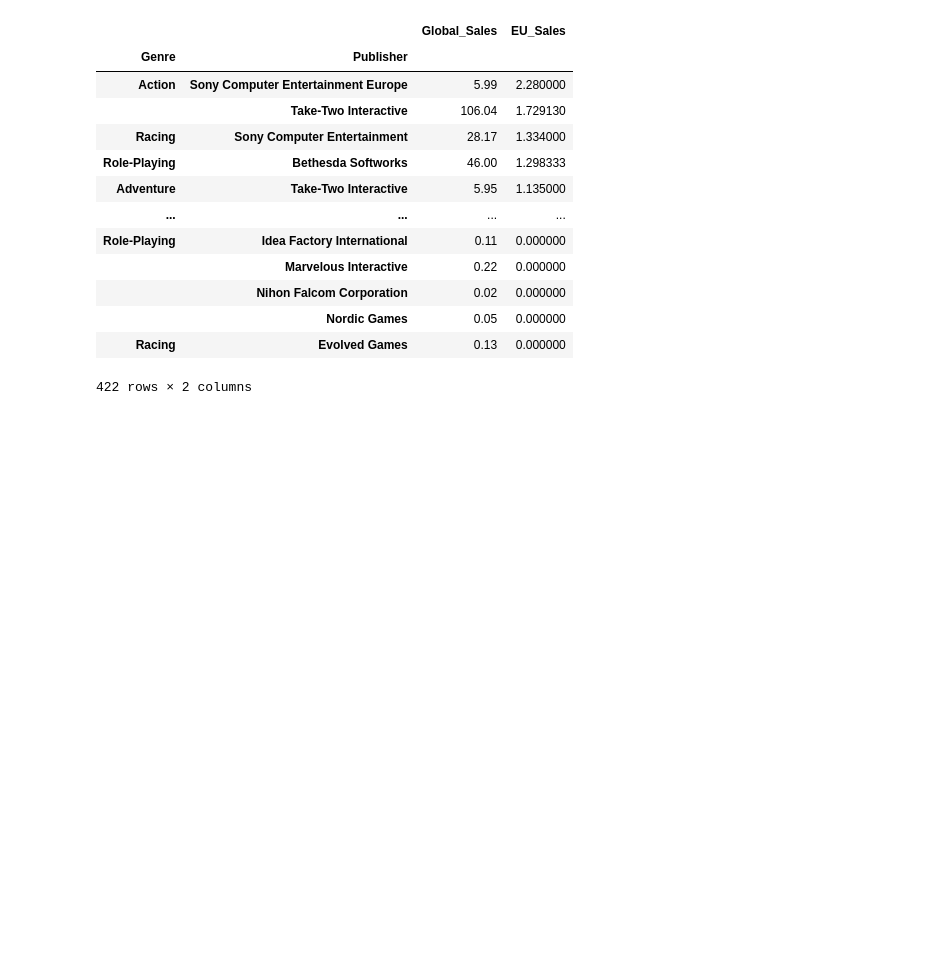
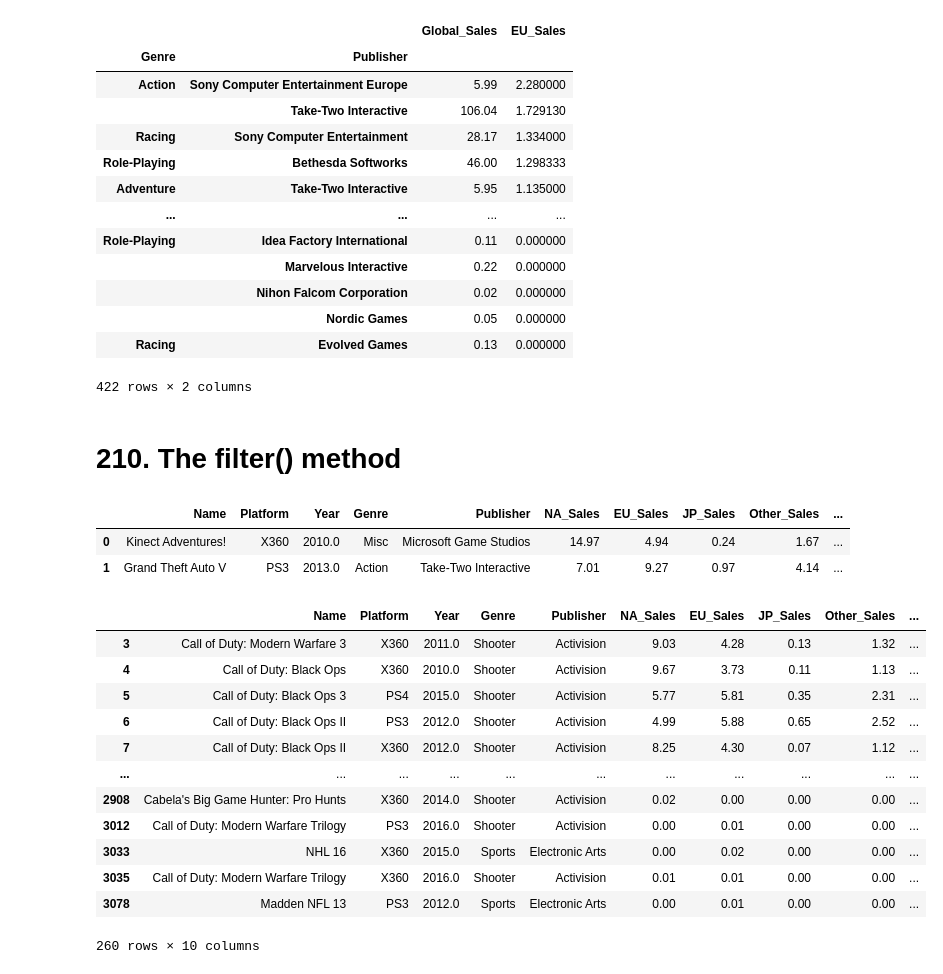
Before and after one commit to TomaszBury/The-ultimate-pandas-bootcamp-advanced-python-data-analysis, a Jupyter notebook: section_08/groupby_and_aggregates.ipynb, the cells around one changed output. Drawn from its saved outputs; the diff is of its cells as text; code cells hidden in the pictures; blank space fills up the shorter version.

```diff
--- a/section_08/groupby_and_aggregates.ipynb
+++ b/section_08/groupby_and_aggregates.ipynb
@@ -1276,3 +1276,5 @@ games.groupby(studios_groupby).agg(
 |  | Nordic Games | 0.05 | 0.000000 |
 | Racing | Evolved Games | 0.13 | 0.000000 |
 422 rows × 2 columns
+# %% [markdown]
+# 210. The filter() method
@@ -1278,0 +1285,22 @@ games.groupby(studios_groupby).agg(
+# %%
+games.head(n=2)
+# %% [output]
+|  | Name | Platform | Year | Genre | Publisher | NA_Sales | EU_Sales | JP_Sales | Other_Sales | ... |
+| 0 | Kinect Adventures! | X360 | 2010.0 | Misc | Microsoft Game Studios | 14.97 | 4.94 | 0.24 | 1.67 | ... |
+| 1 | Grand Theft Auto V | PS3 | 2013.0 | Action | Take-Two Interactive | 7.01 | 9.27 | 0.97 | 4.14 | ... |
+# %%
+games.groupby(studios_groupby).filter(lambda sg: sg['NA_Sales'].sum() > 50)
+# %% [output]
+|  | Name | Platform | Year | Genre | Publisher | NA_Sales | EU_Sales | JP_Sales | Other_Sales | ... |
+| 3 | Call of Duty: Modern Warfare 3 | X360 | 2011.0 | Shooter | Activision | 9.03 | 4.28 | 0.13 | 1.32 | ... |
+| 4 | Call of Duty: Black Ops | X360 | 2010.0 | Shooter | Activision | 9.67 | 3.73 | 0.11 | 1.13 | ... |
+| 5 | Call of Duty: Black Ops 3 | PS4 | 2015.0 | Shooter | Activision | 5.77 | 5.81 | 0.35 | 2.31 | ... |
+| 6 | Call of Duty: Black Ops II | PS3 | 2012.0 | Shooter | Activision | 4.99 | 5.88 | 0.65 | 2.52 | ... |
+| 7 | Call of Duty: Black Ops II | X360 | 2012.0 | Shooter | Activision | 8.25 | 4.30 | 0.07 | 1.12 | ... |
+| ... | ... | ... | ... | ... | ... | ... | ... | ... | ... | ... |
+| 2908 | Cabela's Big Game Hunter: Pro Hunts | X360 | 2014.0 | Shooter | Activision | 0.02 | 0.00 | 0.00 | 0.00 | ... |
+| 3012 | Call of Duty: Modern Warfare Trilogy | PS3 | 2016.0 | Shooter | Activision | 0.00 | 0.01 | 0.00 | 0.00 | ... |
+| 3033 | NHL 16 | X360 | 2015.0 | Sports | Electronic Arts | 0.00 | 0.02 | 0.00 | 0.00 | ... |
+| 3035 | Call of Duty: Modern Warfare Trilogy | X360 | 2016.0 | Shooter | Activision | 0.01 | 0.01 | 0.00 | 0.00 | ... |
+| 3078 | Madden NFL 13 | PS3 | 2012.0 | Sports | Electronic Arts | 0.00 | 0.01 | 0.00 | 0.00 | ... |
+260 rows × 10 columns
```
Also changed, not shown: parts of 9 cells of this notebook.
